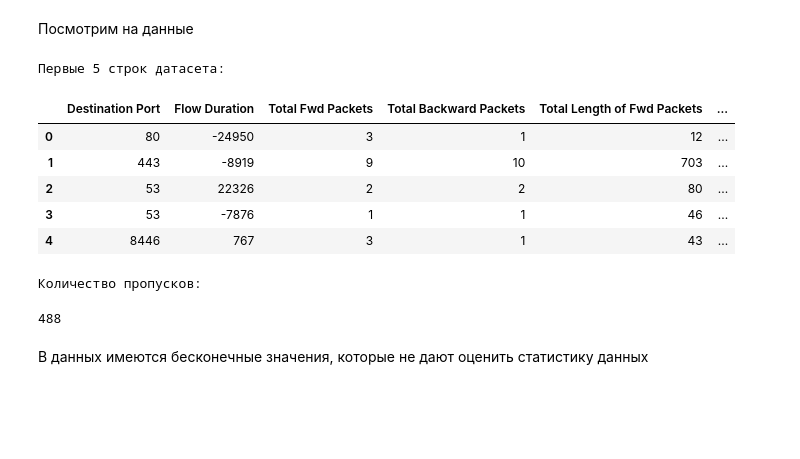
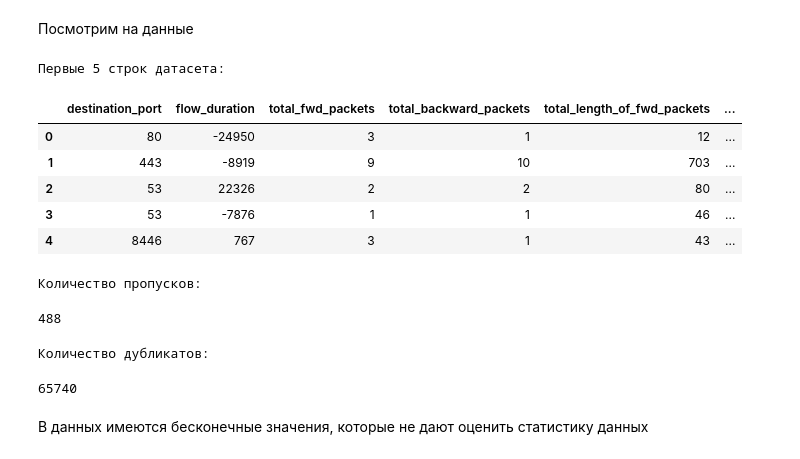
Before and after one commit to dimakhokhlov/Pet-Projects, a Jupyter notebook: Информационная безопасность/Информационная безопасность.ipynb, the cells around one changed output. Drawn from its saved outputs; the diff is of its cells as text; code cells hidden in the pictures; blank space fills up the shorter version.

```diff
--- a/Информационная безопасность/Информационная безопасность.ipynb
+++ b/Информационная безопасность/Информационная безопасность.ipynb
@@ -57,0 +62,2 @@ df = pd.read_csv('network_traffic_data.csv')
+# %%
+data = pd.read_csv(path)
@@ -57,0 +66,2 @@ df = pd.read_csv('network_traffic_data.csv')
+# %%
+data.columns = data.columns.str.strip().str.replace(' ', '_').str.lower()
@@ -78,26 +117,26 @@ memory usage: 325.2+ MB
 # %% [markdown]
 Оптимизируем память нашего датасета, форматируя столбцы из 64-битного типа в 16-битный
 # %%
-float64_features = df.select_dtypes(include='float64').columns.to_list()
-int64_features = df.select_dtypes(include='int64').columns.to_list()
+float64_features = data.select_dtypes(include='float64').columns.to_list()
+int64_features = data.select_dtypes(include='int64').columns.to_list()
 
-df[float64_features] = df[float64_features].astype('float16')
-df[int64_features] = df[int64_features].astype('int16')
+data[float64_features] = data[float64_features].astype('float16')
+data[int64_features] = data[int64_features].astype('int16')
 # %% [markdown]
 Посмотрим на данные
 # %%
 def print_dataset_info(df):
     print("\nПервые 5 строк датасета:")
     display(df.head())
-    #print("\nСтатистическое описание данных:")
-    #display(df.describe())
     print("\nКоличество пропусков:")
     display(df.isna().sum().sum())
+    print("\nКоличество дубликатов:")
+    display(df.duplicated().sum())
 # %%
-print_dataset_info(df)
+print_dataset_info(data)
 # %% [output]
 Первые 5 строк датасета:
-|  | Destination Port | Flow Duration | Total Fwd Packets | Total Backward Packets | Total Length of Fwd Packets | ... |
+|  | destination_port | flow_duration | total_fwd_packets | total_backward_packets | total_length_of_fwd_packets | ... |
 | 0 | 80 | -24950 | 3 | 1 | 12 | ... |
 | 1 | 443 | -8919 | 9 | 10 | 703 | ... |
 | 2 | 53 | 22326 | 2 | 2 | 80 | ... |
@@ -105,6 +144,8 @@ print_dataset_info(df)
 | 4 | 8446 | 767 | 3 | 1 | 43 | ... |
 Количество пропусков:
 488
+Количество дубликатов:
+65740
 # %% [markdown]
 В данных имеются бесконечные значения, которые не дают оценить статистику данных
 # %% [markdown]
```
Also changed, not shown: parts of 79 cells of this notebook.
